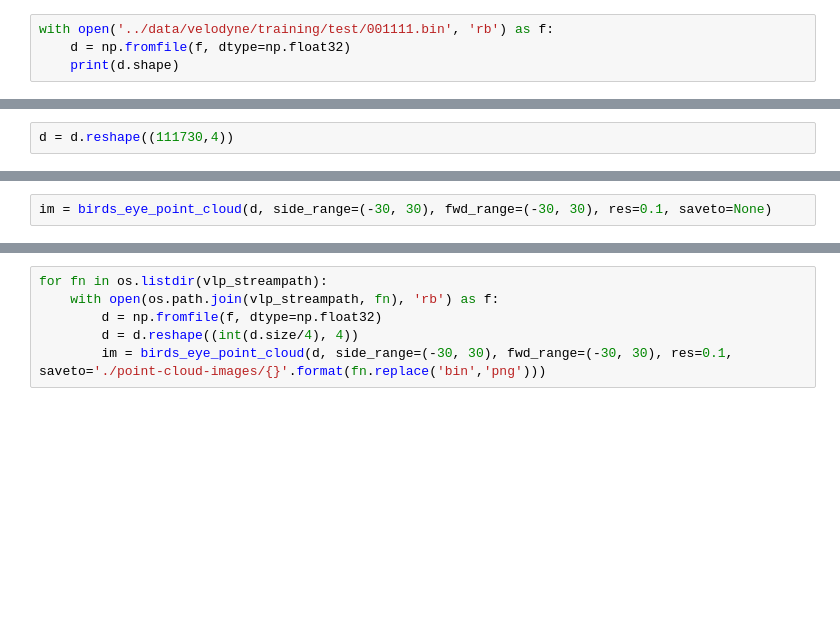
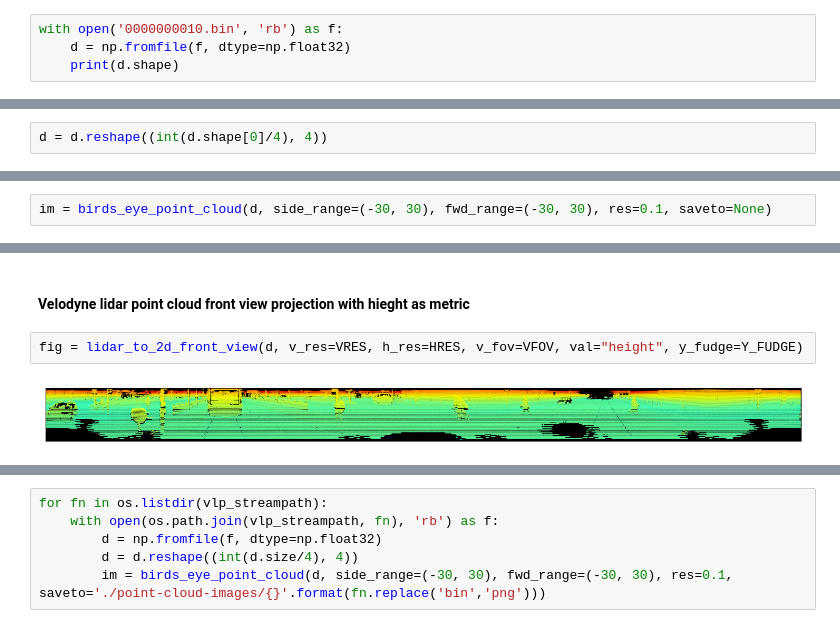
Before and after one commit to Karthikeya108/AdvancedObjectDetection, a Jupyter notebook: PointCloud-viz/point-cloud-analysis.ipynb, the cells around one changed output, grey strips where cells are left out. Saved outputs shown, nothing was run; the diff lists cells and outputs as text; blank space fills up the shorter version.

```diff
--- a/PointCloud-viz/point-cloud-analysis.ipynb
+++ b/PointCloud-viz/point-cloud-analysis.ipynb
@@ -8,5 +9,5 @@ from IPython.display import HTML
 # %%
-with open('../data/velodyne/training/test/001111.bin', 'rb') as f:
+with open('0000000010.bin', 'rb') as f:
     d = np.fromfile(f, dtype=np.float32)
     print(d.shape)
 # %% [output]
@@ -18,5 +15,5 @@ print(446920/4)
 # %%
-d = d.reshape((111730,4))
+d = d.reshape((int(d.shape[0]/4), 4))
 # %%
 train_datapath = '../data/velodyne/training/velodyne/'
 vlp_streampath = '../data/2011_09_26/2011_09_26_drive_0005_sync/velodyne_points/data/'
@@ -119,0 +33,6 @@ im
+# %% [markdown]
+#### Velodyne lidar point cloud front view projection with **hieght** as metric
+# %%
+fig = lidar_to_2d_front_view(d, v_res=VRES, h_res=HRES, v_fov=VFOV, val="height", y_fudge=Y_FUDGE)
+# %% [output]
+[figure, added]
```
Also changed, not shown: parts of 10 cells of this notebook, 7 other files.
